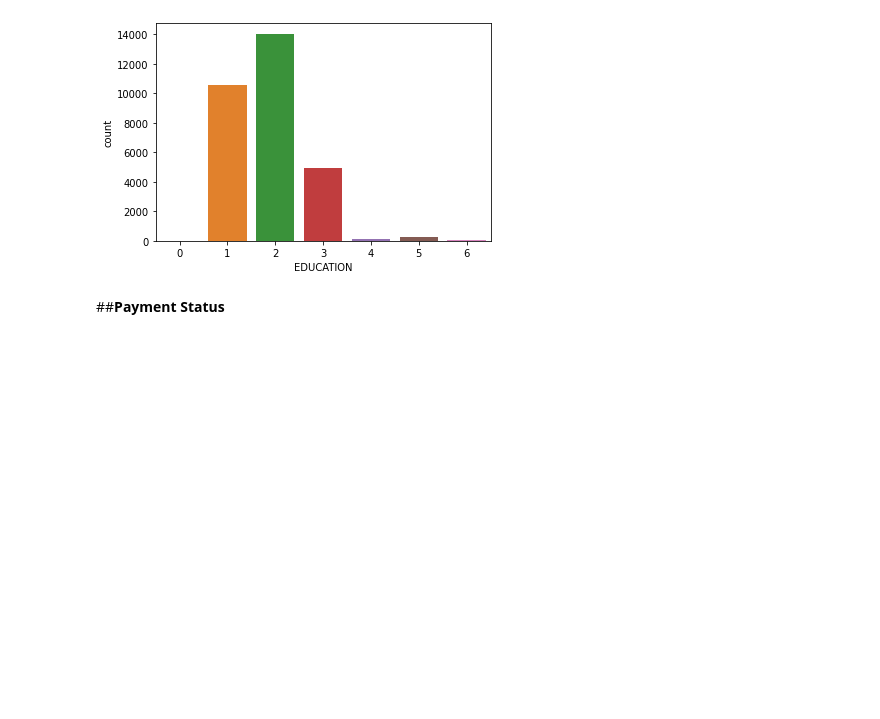
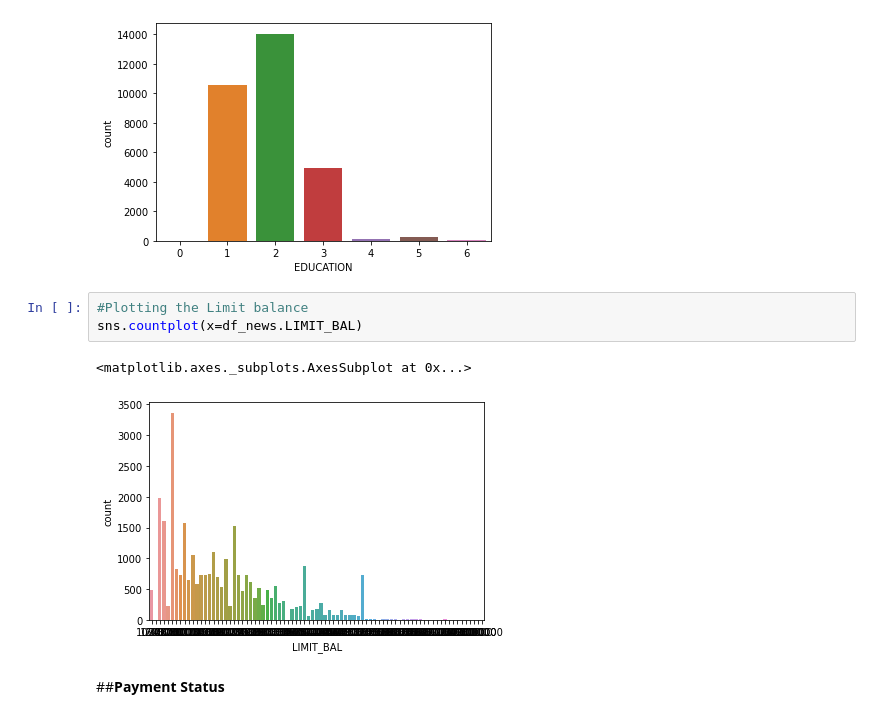
Before and after one commit to Mmbsaksd/Credit-Card-Default-Prediction---Capstone-Project, a Jupyter notebook: Credit_Card_Default_Prediction_Capstone_Project.ipynb, the cells around one changed output. Cells and saved outputs as stored; diff of their text form; blank space fills up the shorter version.

```diff
--- a/Credit_Card_Default_Prediction_Capstone_Project.ipynb
+++ b/Credit_Card_Default_Prediction_Capstone_Project.ipynb
@@ -196,6 +196,12 @@ sns.countplot(x= df_news.EDUCATION)
 # %% [output]
 <matplotlib.axes._subplots.AxesSubplot at 0x...>
 [figure]
+# %%
+#Plotting the Limit balance
+sns.countplot(x=df_news.LIMIT_BAL)
+# %% [output]
+<matplotlib.axes._subplots.AxesSubplot at 0x...>
+[figure, added]
 # %% [markdown]
 ##**Payment Status**
 # %%
```
Also changed, not shown: parts of 4 cells of this notebook.
